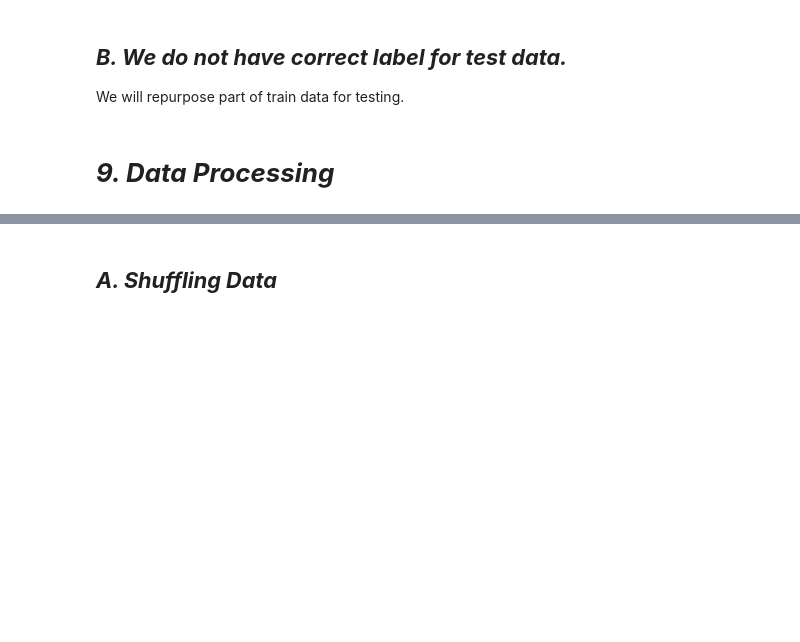
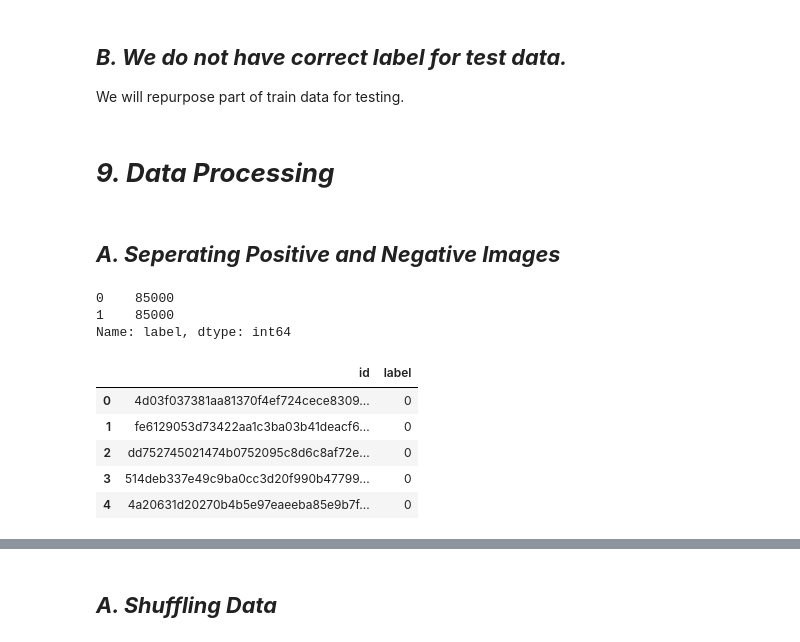
Before and after one commit to srilamaiti/ml_works, a Jupyter notebook: cancer_detection.ipynb, the cells around one changed output, grey strips where cells are left out. Saved outputs shown, nothing was run; the diff lists cells and outputs as text; code cells hidden in the pictures; blank space fills up the shorter version.

```diff
--- a/cancer_detection.ipynb
+++ b/cancer_detection.ipynb
@@ -223,6 +214,8 @@ f4e5dc9c949920f1b3362982e15e99bf6f3ef83b,0
 # %% [markdown]
 ## ***A. Defining Vartiables***
 # %%
+sample_size = 85000
+
 train_path = os.getcwd() + "/train/"
 test_path = os.getcwd() + "/test/"
 
@@ -647,3 +649,29 @@ We will consider equal number of positive and negative images for training and t
 We will repurpose part of train data for testing.
 # %% [markdown]
 # ***9. Data Processing***
+# %% [markdown]
+## ***A. Seperating Positive and Negative Images***
+# %%
+train_label_positive = train_label[train_label['label'] == 1].sample(sample_size, random_state = 0)
+train_label_negative = train_label[train_label['label'] == 0].sample(sample_size, random_state = 0)
+
+# concat the dataframes
+train_label_processed = pd.concat([train_label_negative, train_label_positive], axis = 0).reset_index(drop = True)
+
+# shuffle
+shuffle(train_label_processed)
+
+train_label_processed['label'].value_counts()
+# %% [output]
+0    85000
+1    85000
+Name: label, dtype: int64
+# %%
+train_label_processed.head()
+# %% [output]
+|  | id | label |
+| 0 | 4d03f037381aa81370f4ef724cece8309... | 0 |
+| 1 | fe6129053d73422aa1c3ba03b41deacf6... | 0 |
+| 2 | dd752745021474b0752095c8d6c8af72e... | 0 |
+| 3 | 514deb337e49c9ba0cc3d20f990b47799... | 0 |
+| 4 | 4a20631d20270b4b5e97eaeeba85e9b7f... | 0 |
```
Also changed, not shown: parts of 25 cells of this notebook.
